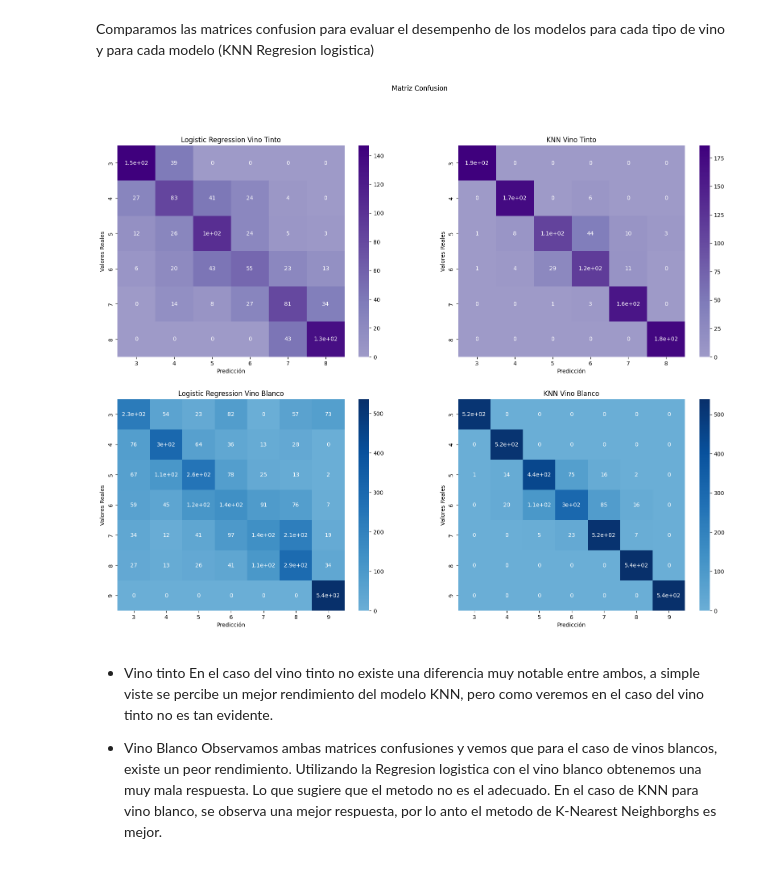
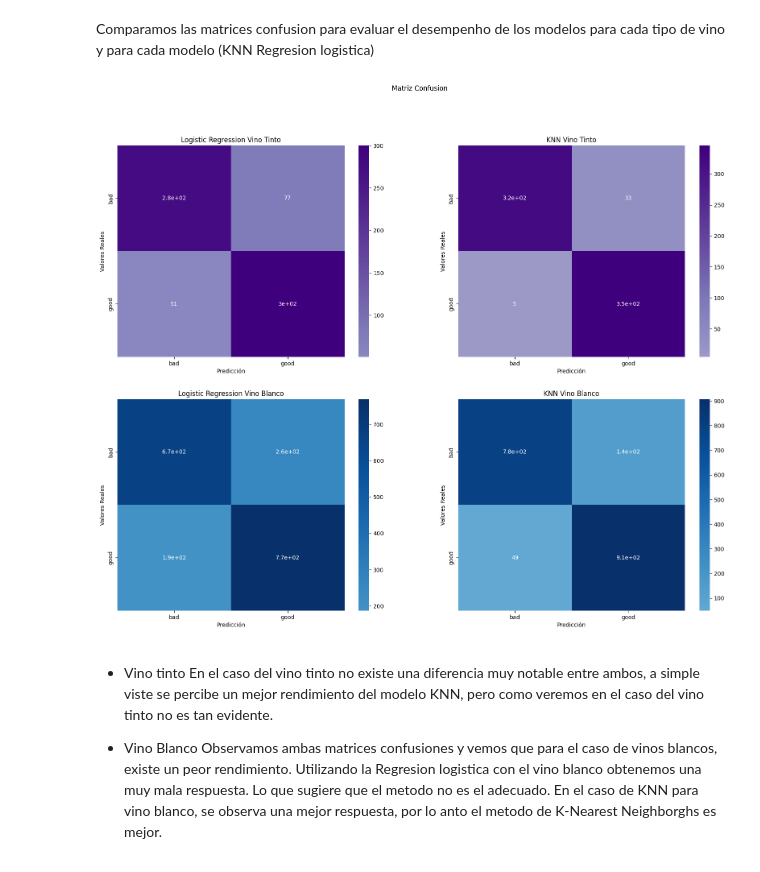
Before and after one commit to trucdefou/coding-dojo-bootcamp, a Jupyter notebook: examen/intento 1/machine-learning/machine-learning.ipynb, the cells around one changed output. Saved outputs shown, nothing was run; the diff lists cells and outputs as text; code cells hidden in the pictures.

```diff
--- a/examen/intento 1/machine-learning/machine-learning.ipynb
+++ b/examen/intento 1/machine-learning/machine-learning.ipynb
@@ -312,13 +311,13 @@ q9_white_upsampled = resample(q9_white, replace=True, n_samples=1788, random_sta
 Ahora seguimos con la combinacion de clases mayoritarias submuestreadas con las clases minoritarias sobremuestreadas. Para ambos tipos de vinos.
 # %%
 # Combinamos nuestra  clase mayoritaria submuestreada con la clase minoritaria sobremuestreada. Para vino tinto
-balanced_df_red = pd.concat([q3_red_upsampled, q4_red_upsampled, q5_red, q6_red_upsampled, q7_red_upsampled, q8_red_upsampled]).reset_index(drop=True)
+balanced_df_red = pd.concat([good_red_upsampled, bad_red]).reset_index(drop=True)
 # Combinamos nuestra  clase mayoritaria submuestreada con la clase minoritaria sobremuestreada. Para vino blanco
-balanced_df_white = pd.concat([q3_white_upsampled, q4_white_upsampled, q5_white_upsampled, q6_white, q7_white_upsampled, q8_white_upsampled, q9_white_upsampled]).reset_index(drop=True)
+balanced_df_white = pd.concat([good_white_upsampled, bad_white]).reset_index(drop=True)
 # Display new class counts
 print("Vino tinto")
-print(balanced_df_red.quality.value_counts())
+print(balanced_df_red.quality_abs.value_counts())
 print("\nVino blanco")
-print(balanced_df_white.quality.value_counts())
+print(balanced_df_white.quality_abs.value_counts())
 # %% [output]
 Vino tinto
@@ -376,7 +365,7 @@ numeric_columns_predict = [
  'alcohol',
 ]
 
-output = "quality"
+output = "quality_abs"
 
 X_red = balanced_df_red[[*numeric_columns_predict]]
 y_red = balanced_df_red[output]
@@ -469,7 +458,7 @@ mse_scores_red = []
 
 for k in k_values:
     knn_red = KNeighborsClassifier(n_neighbors=k, weights="distance")
-    scores = cross_val_score(knn_red, X_train_red, y_train_red, scoring='neg_mean_squared_error', cv=5)
+    scores = cross_val_score(knn_red, X_train_red, y_train_red, scoring='accuracy', cv=5)
     mse_scores_red.append(scores.mean())
 
 # Seleccionar el K con el menor MSE
@@ -486,7 +475,7 @@ mse_scores_white = []
 
 for k in k_values:
     knn_white = KNeighborsClassifier(n_neighbors=k, weights="distance")
-    scores = cross_val_score(knn_white, X_train_white, y_train_white, scoring='neg_mean_squared_error', cv=5)
+    scores = cross_val_score(knn_white, X_train_white, y_train_white, scoring='accuracy', cv=5)
     mse_scores_white.append(scores.mean())
 
 # Seleccionar el K con el menor MSE
@@ -772,42 +749,42 @@ sns.heatmap(
 sns.heatmap(
     conf_matrix_lr_cv_white,
     annot=True,
     cmap='Blues',
     center=0,
     ax=ax3,
 )
 sns.heatmap(
     conf_matrix_knn_white,
     annot=True,
     cmap='Blues',
     center=0,
     ax=ax4,
 )
 
 ax1.set_xlabel("Predicción")
 ax1.set_ylabel("Valores Reales")
-ax1.set_xticks(ticks=ax1.get_xticks(), labels=["3", "4", "5", "6", "7", "8"])
-ax1.set_yticks(ticks=ax1.get_yticks(), labels=["3", "4", "5", "6", "7", "8"])
+ax1.set_xticks(ticks=ax1.get_xticks(), labels=["bad", "good"])
+ax1.set_yticks(ticks=ax1.get_yticks(), labels=["bad", "good"])
 ax1.set_title('Logistic Regression Vino Tinto')
 ax2.set_xlabel("Predicción")
 ax2.set_ylabel("Valores Reales")
-ax2.set_xticks(ticks=ax2.get_xticks(), labels=["3", "4", "5", "6", "7", "8"])
-ax2.set_yticks(ticks=ax2.get_yticks(), labels=["3", "4", "5", "6", "7", "8"])
+ax2.set_xticks(ticks=ax2.get_xticks(), labels=["bad", "good"])
+ax2.set_yticks(ticks=ax2.get_yticks(), labels=["bad", "good"])
 ax2.set_title('KNN Vino Tinto')
 ax3.set_xlabel("Predicción")
 ax3.set_ylabel("Valores Reales")
-ax3.set_xticks(ticks=ax3.get_xticks(), labels=["3", "4", "5", "6", "7", "8", "9"])
-ax3.set_yticks(ticks=ax3.get_yticks(), labels=["3", "4", "5", "6", "7", "8", "9"])
+ax3.set_xticks(ticks=ax3.get_xticks(), labels=["bad", "good"])
+ax3.set_yticks(ticks=ax3.get_yticks(), labels=["bad", "good"])
 ax3.set_title('Logistic Regression Vino Blanco')
 ax4.set_xlabel("Predicción")
 ax4.set_ylabel("Valores Reales")
-ax4.set_xticks(ticks=ax4.get_xticks(), labels=["3", "4", "5", "6", "7", "8", "9"])
-ax4.set_yticks(ticks=ax4.get_yticks(), labels=["3", "4", "5", "6", "7", "8", "9"])
+ax4.set_xticks(ticks=ax4.get_xticks(), labels=["bad", "good"])
+ax4.set_yticks(ticks=ax4.get_yticks(), labels=["bad", "good"])
 ax4.set_title('KNN Vino Blanco')
 plt.suptitle('Matriz Confusion')
 plt.show()
 # %% [output]
-[figure, old version]
+[figure, new version]
 # %% [markdown]
 * Vino tinto
 En el caso del vino tinto no existe una diferencia muy notable entre ambos, a simple viste se percibe un mejor rendimiento del modelo KNN, pero como veremos en el caso del vino tinto no es tan evidente.
```
Also changed, not shown: parts of 26 cells of this notebook.
